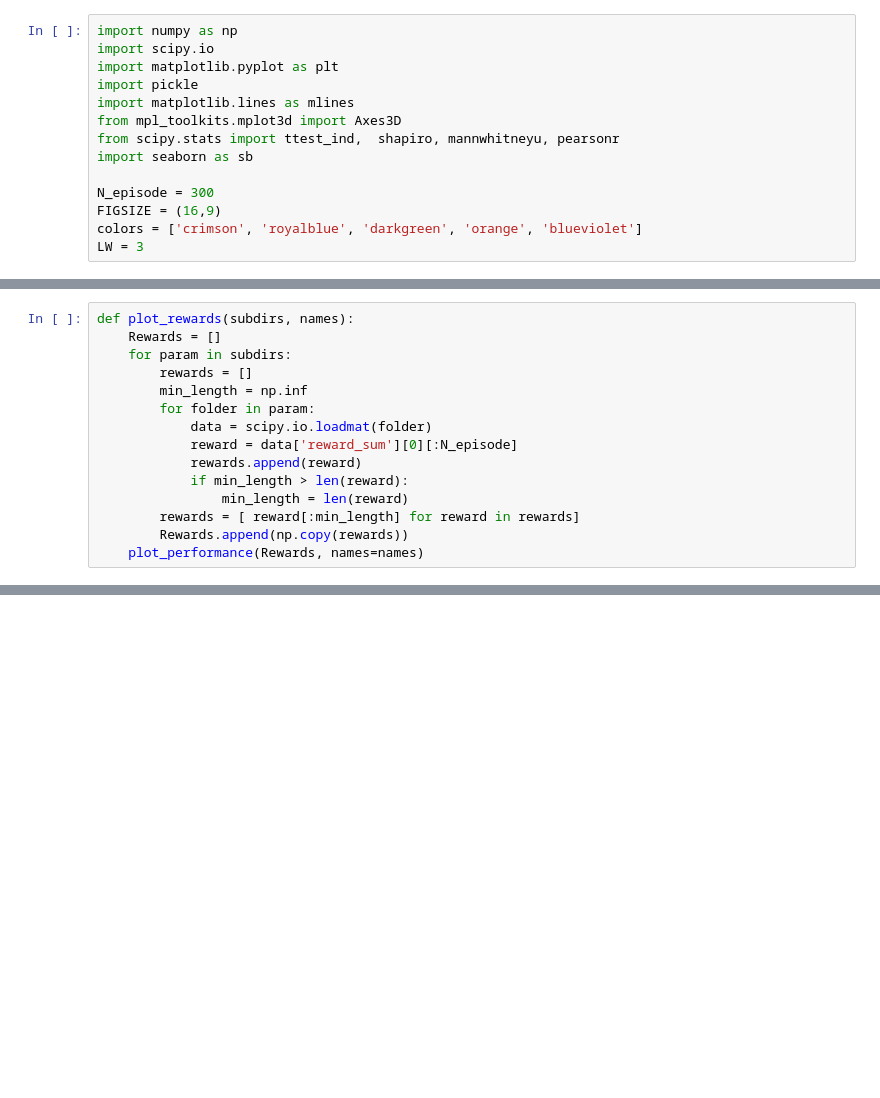
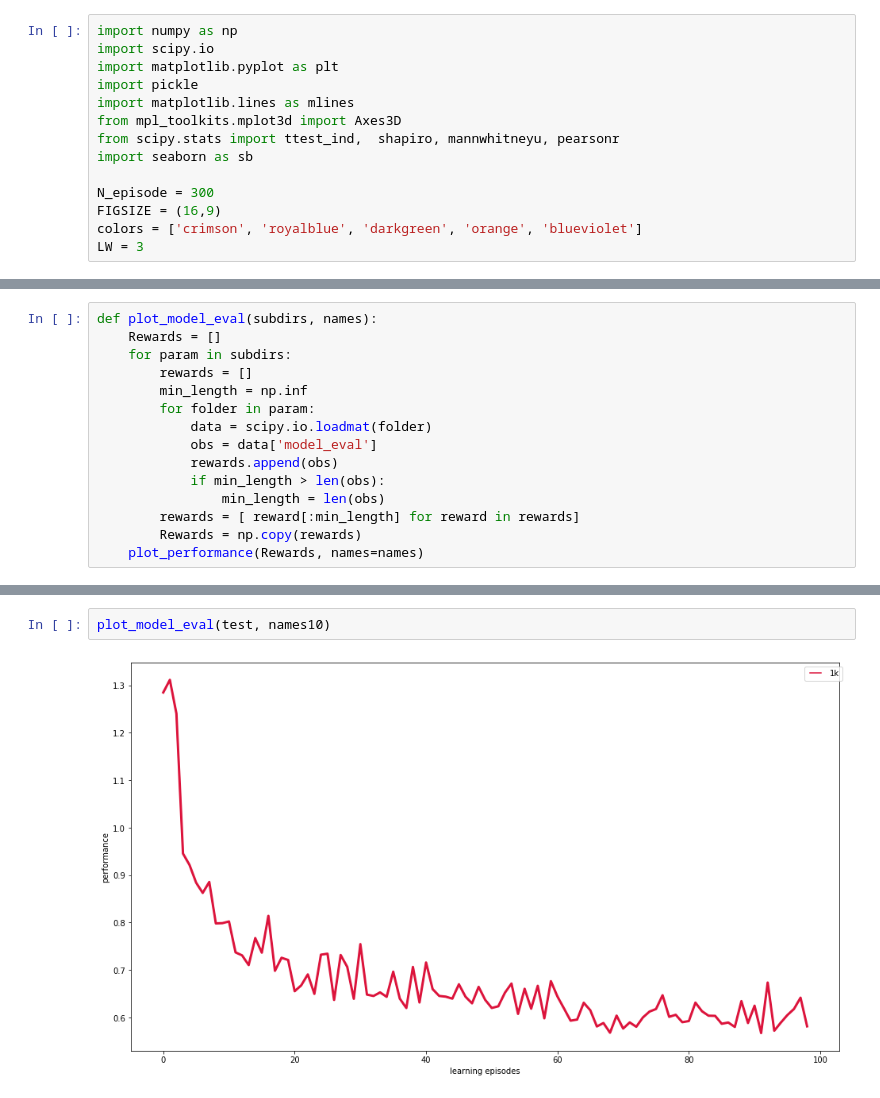
Before and after one commit to TimotheeAnne/Prelab_LARSEN, a Jupyter notebook: fast_adaptation_embedding/plot.ipynb, the cells around one changed output, grey strips where cells are left out. Drawn from its saved outputs; the diff is of its cells as text; blank space fills up the shorter version.

```diff
--- a/fast_adaptation_embedding/plot.ipynb
+++ b/fast_adaptation_embedding/plot.ipynb
@@ -66,15 +437,15 @@ def plot_performance(data, X=None, names=None, title="", ylabel="performance",
 # %%
-def plot_rewards(subdirs, names):
+def plot_model_eval(subdirs, names):
     Rewards = []
     for param in subdirs:
         rewards = []
         min_length = np.inf
         for folder in param:
             data = scipy.io.loadmat(folder)
-            reward = data['reward_sum'][0][:N_episode]
-            rewards.append(reward)
-            if min_length > len(reward):
-                min_length = len(reward)
+            obs = data['model_eval']
+            rewards.append(obs)
+            if min_length > len(obs):
+                min_length = len(obs)
         rewards = [ reward[:min_length] for reward in rewards]
-        Rewards.append(np.copy(rewards))
+        Rewards = np.copy(rewards)
     plot_performance(Rewards, names=names)
@@ -159 +452,5 @@ plot_rewards(subdirs1, names1)
+# %%
+plot_model_eval(test, names10)
+# %% [output]
+[figure, added]
 # %%
```
Also changed, not shown: parts of 29 cells of this notebook.
